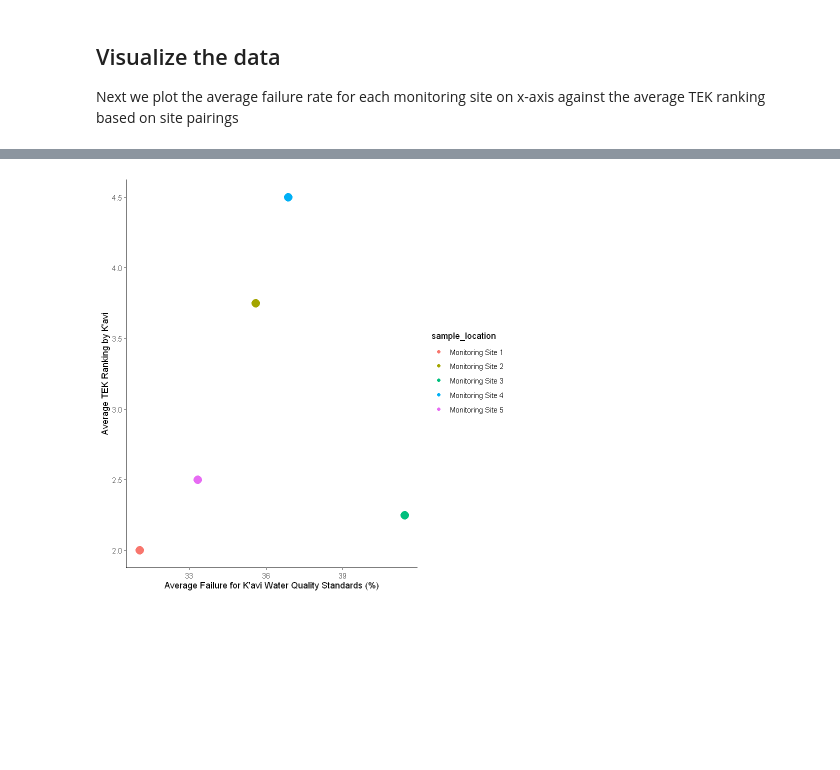
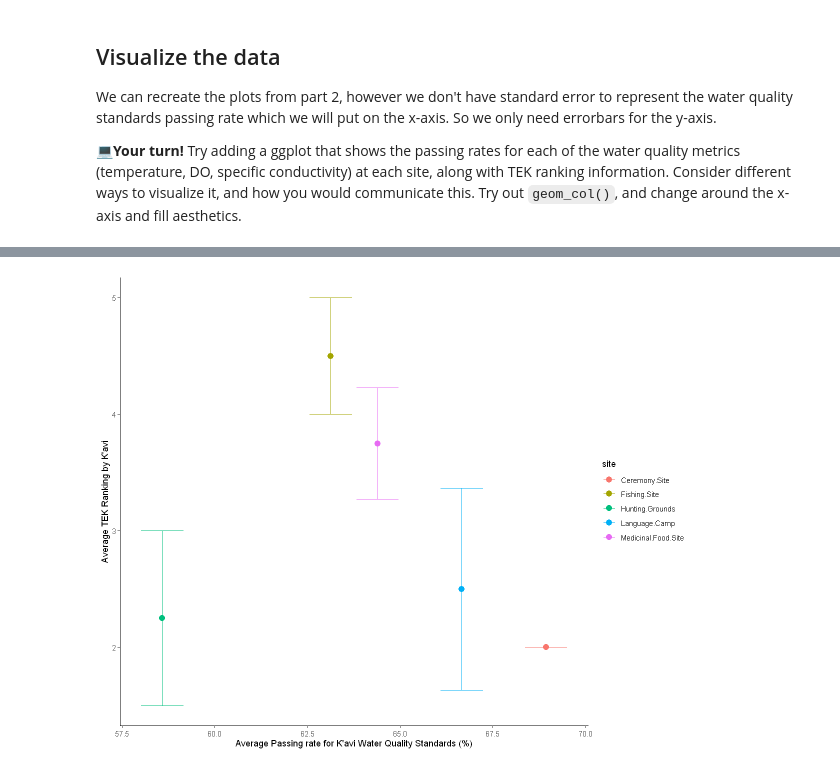
Before and after one commit to IndigenousEnvDataSci/IndigenousEnvDataSci.github.io, a Jupyter notebook: KAVI/Kavi_pt3.ipynb, the cells around one changed output, grey strips where cells are left out. Saved outputs shown, nothing was run; the diff lists cells and outputs as text; code cells hidden in the pictures; blank space fills up the shorter version.

Commit message:
updated water quality module

```diff
--- a/KAVI/Kavi_pt3.ipynb
+++ b/KAVI/Kavi_pt3.ipynb
@@ -12,11 +10,11 @@ Topics covered in this section:
 # load necessary libraries
 library(tidyverse)
 # make plots larger
-options(repr.plot.width = 12, repr.plot.height = 8)
+options(repr.plot.width = 10, repr.plot.height = 8)
 
 # important cleaned water quality dataset
-water <- read.csv("K-avi_tribe_water_quality_dataset_clean.csv")
-tek_sum <- read.csv("tek_summary.csv")
+water <- read.csv("https://raw.githubusercontent.com/IndigenousEnvDataSci/IndigenousEnvDataSci.github.io/refs/heads/main/KAVI/data/K-avi_tribe_water_quality_dataset_clean.csv")
+tek_sum <- read.csv("https://raw.githubusercontent.com/IndigenousEnvDataSci/IndigenousEnvDataSci.github.io/refs/heads/main/KAVI/data/tek_summary.csv")
 # %% [markdown]
 ## Rate water quality data
 
@@ -66,0 +96,5 @@ Joining with `by = join_by(sample_location)`
+# %%
+## create a new data frame that merges water quality ranking data with TEK data
+rank_tek_sum <- inner_join(rank_sum, tek_sum, by='sample_location')
+
+head(rank_tek_sum)
@@ -67,20 +110,21 @@ Joining with `by = join_by(sample_location)`
 # %% [markdown]
 ## Visualize the data
 
-Next we plot the average failure rate for each monitoring site on x-axis against the average TEK ranking based on site pairings
+We can recreate the plots from part 2, however we don't have standard error to represent the water quality standards passing rate which we will put on the x-axis. So we only need errorbars for the y-axis.
+
+💻**Your turn!** Try adding a ggplot that shows the passing rates for each of the water quality metrics (temperature, DO, specific conductivity) at each site, along with TEK ranking information. Consider different ways to visualize it, and how you would communicate this. Try out `geom_col()`, and change around the x-axis and fill aesthetics.
 # %%
-
-dat %>%
-  ggplot(aes(x = average_fail, y = mean_tek)) +
+rank_tek_sum %>%
+  ggplot(aes(x = average_pass, y = mean_tek, color=site)) +
   # plot these data as points, make the point size larger so it's more visible,
   # and color by monitoring site
-  geom_point(aes(color = sample_location, size = 2.5)) +
+  geom_errorbar(aes(ymin = mean_tek - se_tek, ymax = mean_tek + se_tek)) +
+  # add a point
+  geom_point(size=3) +
   # add x-axis label
-  xlab("Average Failure for K'avi Water Quality Standards (%)") +
+  xlab("Average Passing rate for K'avi Water Quality Standards (%)") +
   # add y-axis label
   ylab("Average TEK Ranking by K'avi") +
-  # remove the legend for the point size
-  guides(size = FALSE) +
   # clean up plot by changing the theme
   theme_classic()
 # %% [output]
@@ -89,2 +131,2 @@ Warning message:
-[figure, old version]
+[figure, new version]
 # %% [markdown]
```
Also changed, not shown: parts of 9 cells of this notebook, 5 other files.
